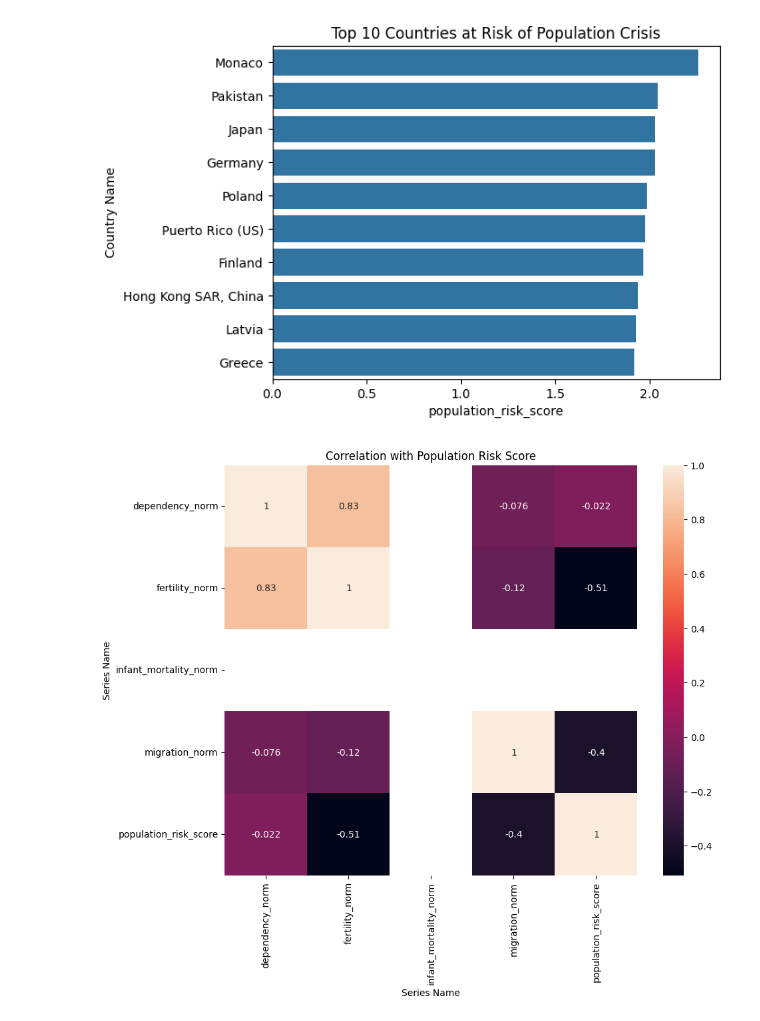
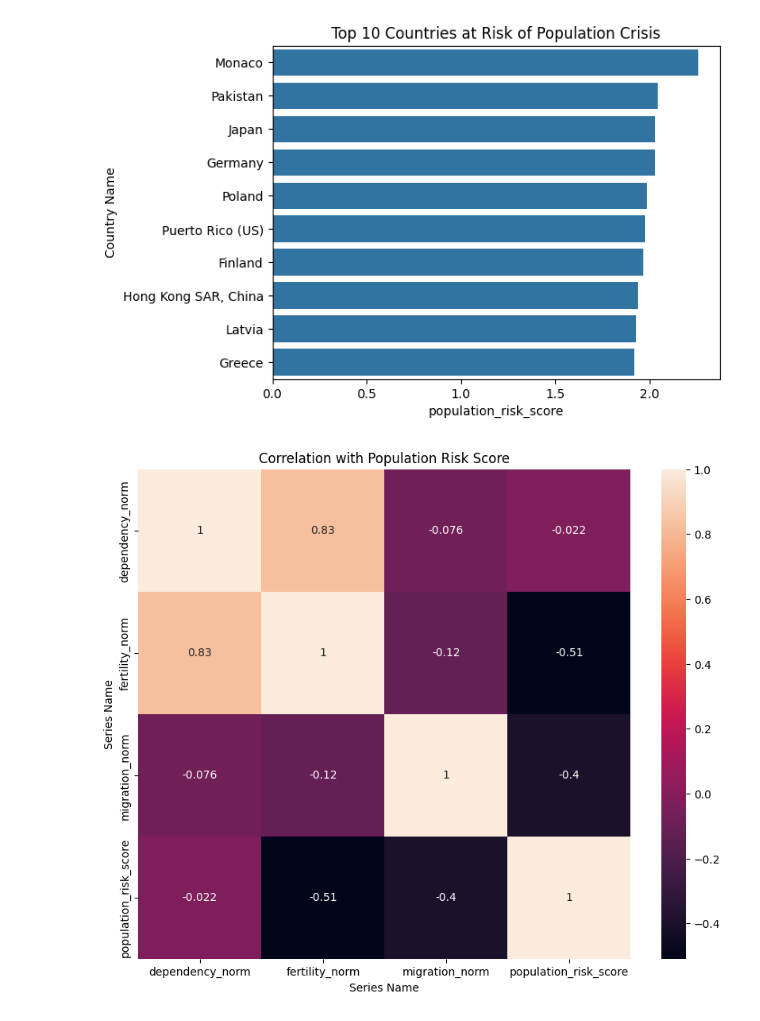
Before and after one commit to mkweisbr/Portfolio, a Jupyter notebook: PopulationGrowth.ipynb, the cells around one changed output. Saved outputs shown, nothing was run; the diff lists cells and outputs as text; code cells hidden in the pictures.

```diff
--- a/PopulationGrowth.ipynb
+++ b/PopulationGrowth.ipynb
@@ -87,6 +87,12 @@ df_wide.describe()
 | 50% | 55.145478 | 13.343000 | 7.392000 | 1.938000 | ... |
 | 75% | 65.700770 | 23.876000 | 9.534000 | 3.027000 | ... |
 | max | 103.585627 | 45.361000 | 19.418000 | 5.938000 | ... |
+# %%
+# Convert to numeric first
+df_wide['Population, total'] = pd.to_numeric(df_wide['Population, total'], errors='coerce')
+
+# Now divide and fill missing
+df_wide['infant_mortality_norm'] = (df_wide['Number of infant deaths'] / df_wide['Population, total']).fillna(0)
 # %%
 # Normalize columns
 df_wide['fertility_norm'] = (df_wide['Fertility rate, total (births per woman)'] - df_wide['Fertility rate, total (births per woman)'].min()) / \
@@ -95,13 +101,12 @@ df_wide['fertility_norm'] = (df_wide['Fertility rate, total (births per woman)']
 df_wide['dependency_norm'] = (df_wide['Age dependency ratio (% of working-age population)'] - df_wide['Age dependency ratio (% of working-age population)'].min()) / \
                          (df_wide['Age dependency ratio (% of working-age population)'].max() - df_wide['Age dependency ratio (% of working-age population)'].min())
 
-df_wide['infant_mortality_norm'] = (df_wide['Number of infant deaths'] / df_wide['Population, total']).fillna(0)
 
 df_wide['migration_norm'] = (df_wide['Net migration'] - df_wide['Net migration'].min()) / \
                         (df_wide['Net migration'].max() - df_wide['Net migration'].min())
 
 # Create risk score
-df_wide['population_risk_score'] = df_wide['dependency_norm'] + (1 - df_wide['fertility_norm']) + df_wide['infant_mortality_norm'] + (1 - df_wide['migration_norm'])
+df_wide['population_risk_score'] = df_wide['dependency_norm'] + (1 - df_wide['fertility_norm']) + (1 - df_wide['migration_norm'])
 
 top_risk = df_wide.sort_values(by='population_risk_score', ascending=False).head(10)
 sns.barplot(x='population_risk_score', y='Country Name', data=top_risk)
@@ -111,8 +116,8 @@ plt.show()
 [figure]
 # %%
 plt.figure(figsize=(10,8))
-sns.heatmap(df_wide[['dependency_norm','fertility_norm','infant_mortality_norm','migration_norm','population_risk_score']].corr(), annot=True)
+sns.heatmap(df_wide[['dependency_norm','fertility_norm','migration_norm','population_risk_score']].corr(), annot=True)
 plt.title('Correlation with Population Risk Score')
 plt.show()
 # %% [output]
-[figure, old version]
+[figure, new version]
```
